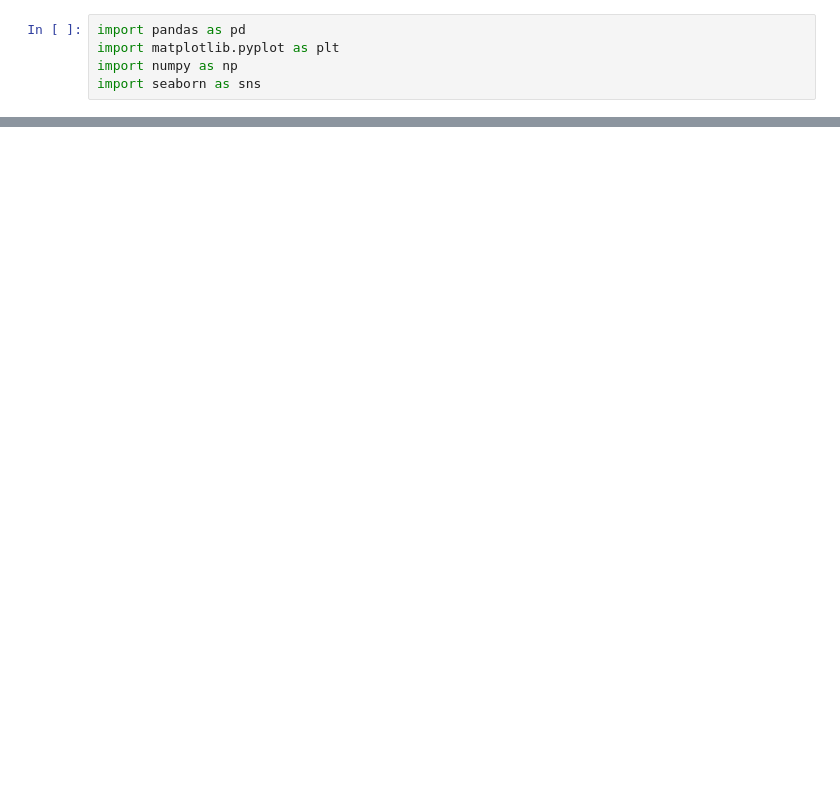
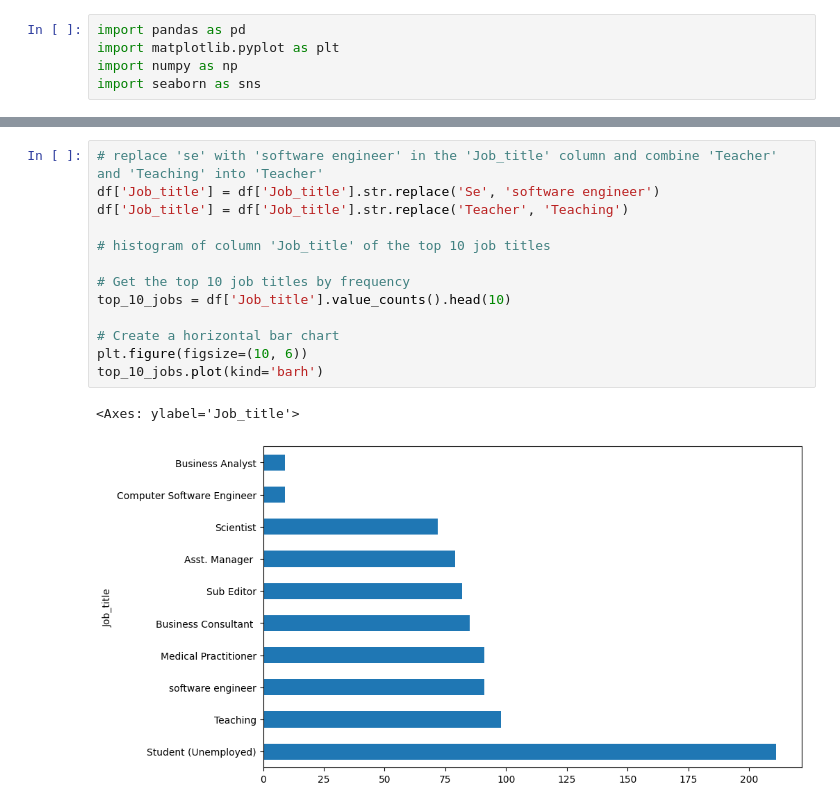
Before and after one commit to wumarc/bagel-hack, a Jupyter notebook: data-preprocessing.ipynb, the cells around one changed output, grey strips where cells are left out. Drawn from its saved outputs; the diff is of its cells as text; blank space fills up the shorter version.

```diff
--- a/data-preprocessing.ipynb
+++ b/data-preprocessing.ipynb
@@ -147,0 +46,16 @@ plt.show()
+# %%
+# replace 'se' with 'software engineer' in the 'Job_title' column and combine 'Teacher' and 'Teaching' into 'Teacher'
+df['Job_title'] = df['Job_title'].str.replace('Se', 'software engineer')
+df['Job_title'] = df['Job_title'].str.replace('Teacher', 'Teaching')
+
+# histogram of column 'Job_title' of the top 10 job titles
+
+# Get the top 10 job titles by frequency
+top_10_jobs = df['Job_title'].value_counts().head(10)
+
+# Create a horizontal bar chart
+plt.figure(figsize=(10, 6))
+top_10_jobs.plot(kind='barh')
+# %% [output]
+<Axes: ylabel='Job_title'>
+[figure, added]
```
Also changed, not shown: parts of 12 cells of this notebook, 1 other file.
